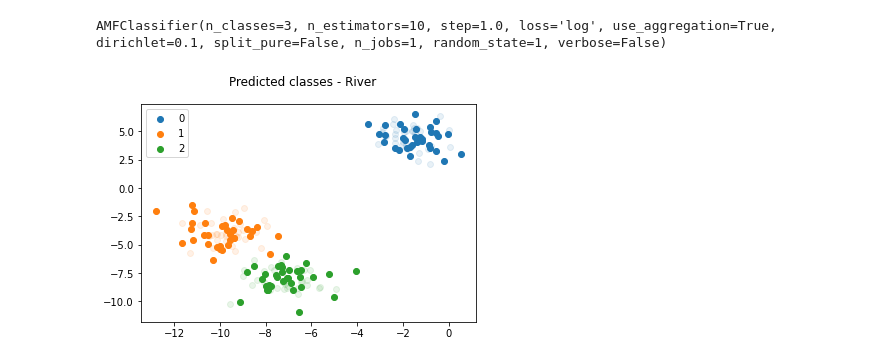
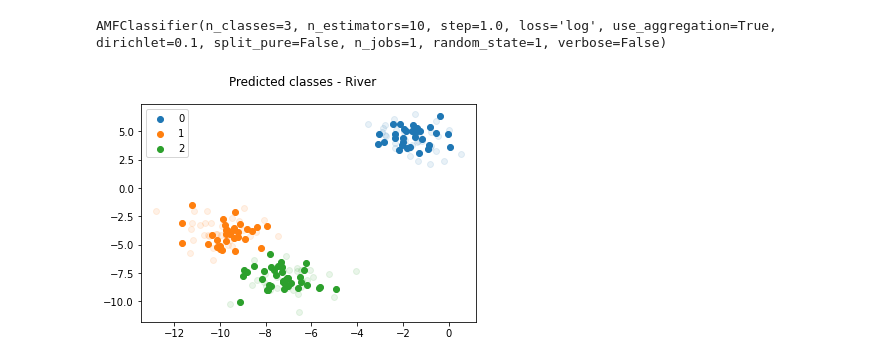
Before and after one commit to AlexandreChaussard/AMFLearning, a Jupyter notebook: river/test.ipynb, the cells around one changed output. Drawn from its saved outputs; the diff is of its cells as text; code cells hidden in the pictures.

```diff
--- a/river/test.ipynb
+++ b/river/test.ipynb
@@ -89,8 +91,8 @@ amf.partial_fit_helper(X_train, y_train)
 # %% [output]
 AMFClassifier(n_classes=3, n_estimators=10, step=1.0, loss='log', use_aggregation=True, dirichlet=0.1, split_pure=False, n_jobs=1, random_state=1, verbose=False)
 # %%
-y_pred = amf.predict_proba(X_train)
+y_pred = amf.predict_proba(X_test)
 y_pred = np.argmax(y_pred, axis=1)
-plot_classes(X_train, y_pred, X, y, "Predicted classes - River")
+plot_classes(X_test, y_pred, X, y, "Predicted classes - River")
 # %% [output]
-[figure, old version]
+[figure, new version]
```
Also changed, not shown: parts of 3 cells of this notebook, 8 other files.
